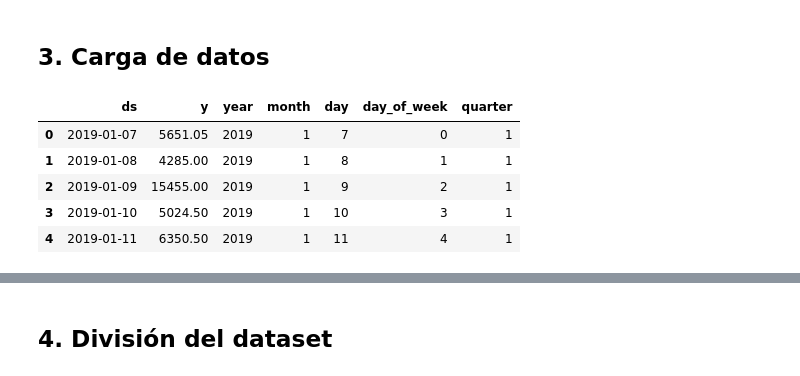
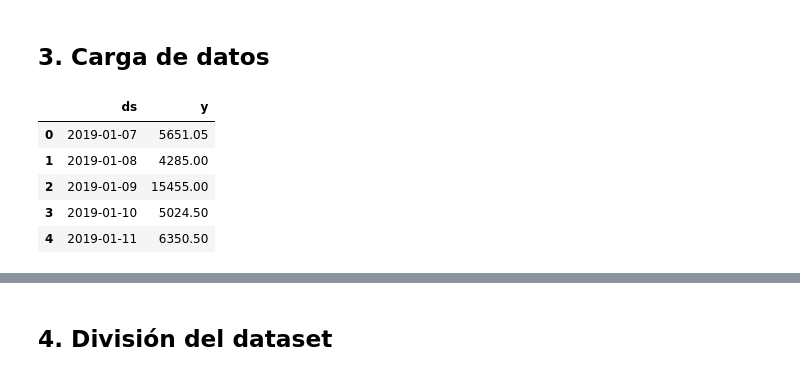
Before and after one commit to JeimiBV/alefarma, a Jupyter notebook: notebooks/RandomForestRegressor.ipynb, the cells around one changed output, grey strips where cells are left out. Cells and saved outputs as stored; diff of their text form; code cells hidden in the pictures.

```diff
--- a/notebooks/RandomForestRegressor.ipynb
+++ b/notebooks/RandomForestRegressor.ipynb
@@ -28,20 +28,12 @@ def calcular_metricas(real, pred):
 # %%
 df = pd.read_csv('../output/dataset_venta.csv')
 df['fecha'] = pd.to_datetime(df['fecha'], format="%Y-%m-%d", errors='coerce')
 df = df.groupby('fecha')['monto_recibido'].sum().reset_index()
 df.rename(columns={'fecha':'ds','monto_recibido':'y'}, inplace=True)
-
-df['year'] = df['ds'].dt.year
-df['month'] = df['ds'].dt.month
-df['day'] = df['ds'].dt.day
-df['day_of_week'] = df['ds'].dt.dayofweek
-df['quarter'] = df['ds'].dt.quarter
-
-df.head()
 # %% [output]
-|  | ds | y | year | month | day | day_of_week | quarter |
-| 0 | 2019-01-07 | 5651.05 | 2019 | 1 | 7 | 0 | 1 |
-| 1 | 2019-01-08 | 4285.00 | 2019 | 1 | 8 | 1 | 1 |
-| 2 | 2019-01-09 | 15455.00 | 2019 | 1 | 9 | 2 | 1 |
-| 3 | 2019-01-10 | 5024.50 | 2019 | 1 | 10 | 3 | 1 |
-| 4 | 2019-01-11 | 6350.50 | 2019 | 1 | 11 | 4 | 1 |
+|  | ds | y |
+| 0 | 2019-01-07 | 5651.05 |
+| 1 | 2019-01-08 | 4285.00 |
+| 2 | 2019-01-09 | 15455.00 |
+| 3 | 2019-01-10 | 5024.50 |
+| 4 | 2019-01-11 | 6350.50 |
```
Also changed, not shown: parts of 9 cells of this notebook, 3 other files.
